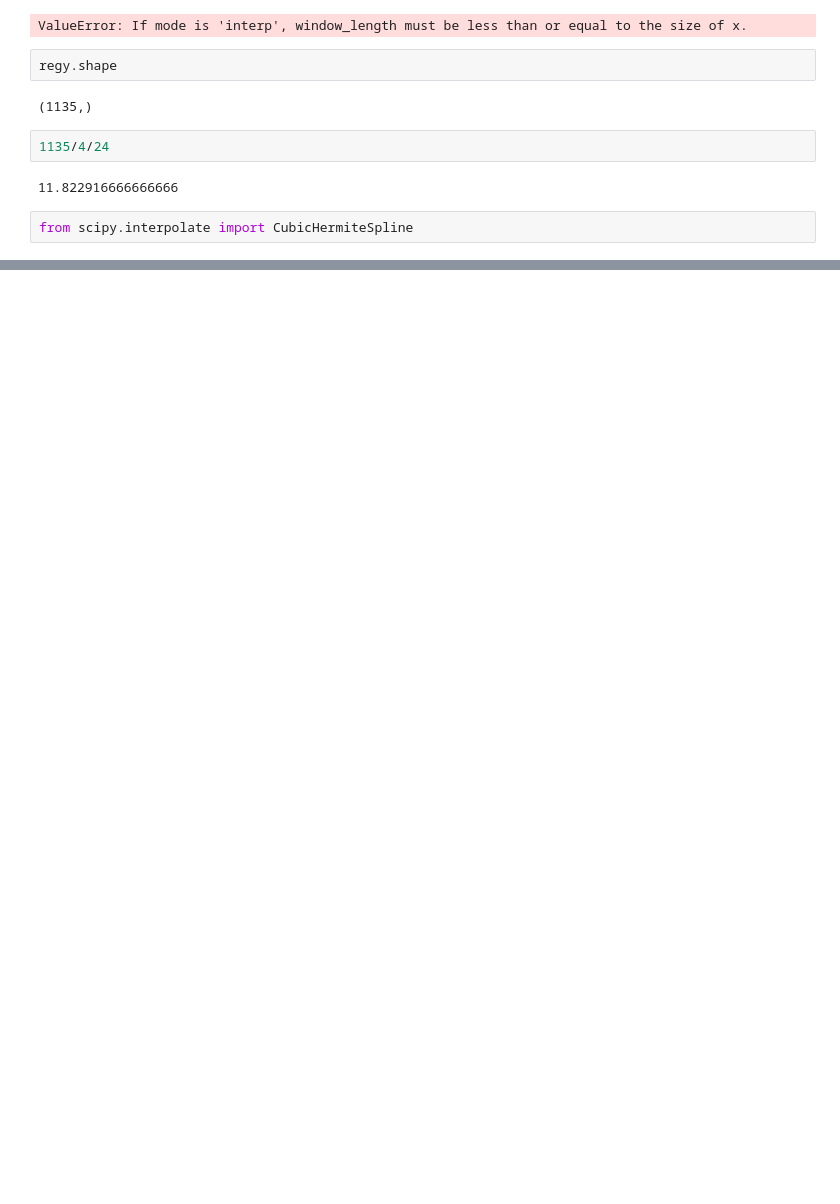
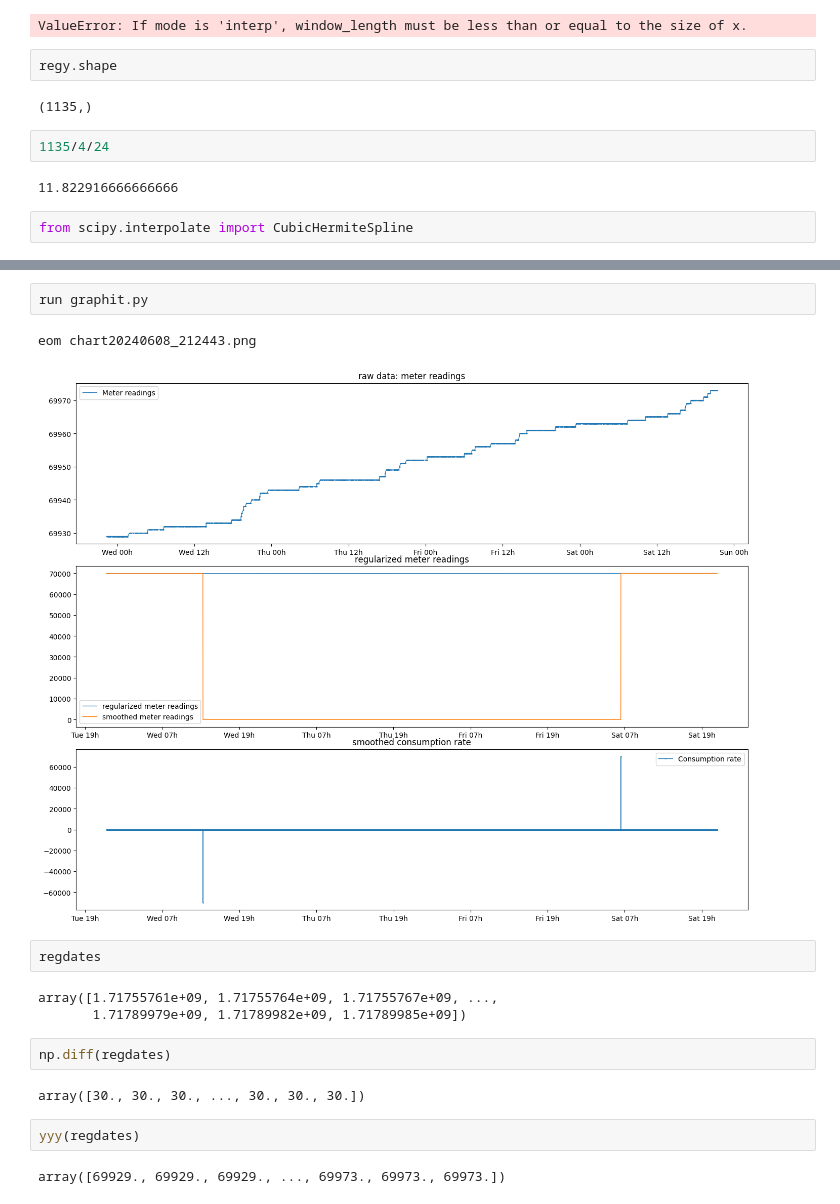
Before and after one commit to tomviolin/rtl433, a Jupyter notebook: Untitled1.ipynb, the cells around one changed output, grey strips where cells are left out. Drawn from its saved outputs; the diff is of its cells as text; blank space fills up the shorter version.

```diff
--- a/Untitled1.ipynb
+++ b/Untitled1.ipynb
@@ -219,0 +205,18 @@ breakpoints. The polynomial intervals are considered half-open,
+# %%
+run graphit.py
+# %% [output]
+eom chart20240608_212443.png
+[figure, added]
+# %%
+regdates
+# %% [output]
+array([1.71755761e+09, 1.71755764e+09, 1.71755767e+09, ...,
+       1.71789979e+09, 1.71789982e+09, 1.71789985e+09])
+# %%
+np.diff(regdates)
+# %% [output]
+array([30., 30., 30., ..., 30., 30., 30.])
+# %%
+yyy(regdates)
+# %% [output]
+array([69929., 69929., 69929., ..., 69973., 69973., 69973.])
```
Also changed, not shown: parts of 5 cells of this notebook, 3 other files.
